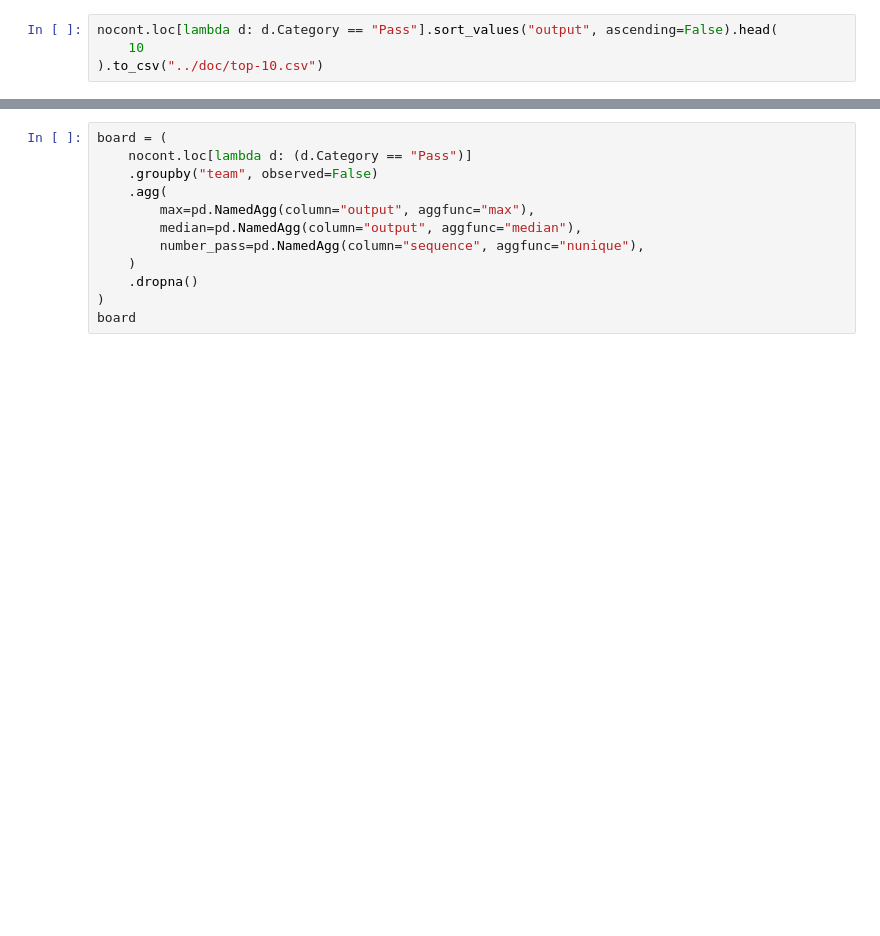
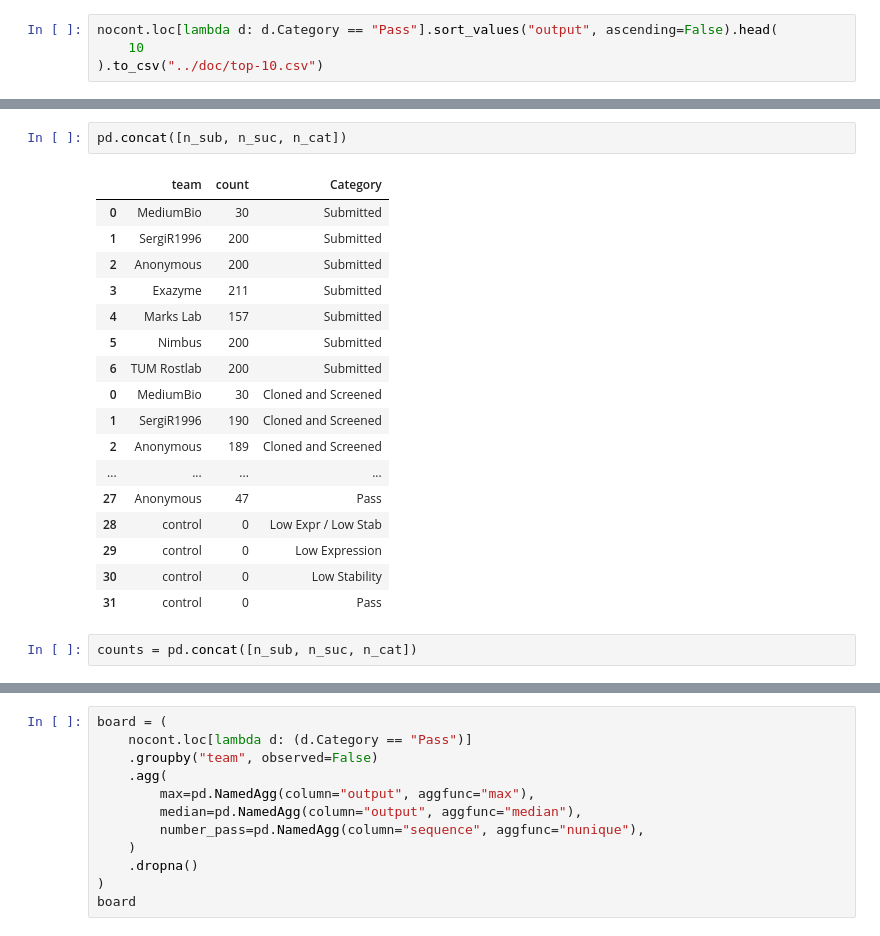
Before and after one commit to the-protein-engineering-tournament/pet-pilot-2023, a Jupyter notebook: in_vitro/02-plots.ipynb, the cells around one changed output, grey strips where cells are left out. Drawn from its saved outputs; the diff is of its cells as text; blank space fills up the shorter version.

```diff
--- a/in_vitro/02-plots.ipynb
+++ b/in_vitro/02-plots.ipynb
@@ -336,0 +372,22 @@ nocont.loc[lambda d: d.Category == "Pass"].sort_values("output", ascending=False
+# %%
+pd.concat([n_sub, n_suc, n_cat])
+# %% [output]
+|  | team | count | Category |
+| 0 | MediumBio | 30 | Submitted |
+| 1 | SergiR1996 | 200 | Submitted |
+| 2 | Anonymous | 200 | Submitted |
+| 3 | Exazyme | 211 | Submitted |
+| 4 | Marks Lab | 157 | Submitted |
+| 5 | Nimbus | 200 | Submitted |
+| 6 | TUM Rostlab | 200 | Submitted |
+| 0 | MediumBio | 30 | Cloned and Screened |
+| 1 | SergiR1996 | 190 | Cloned and Screened |
+| 2 | Anonymous | 189 | Cloned and Screened |
+| ... | ... | ... | ... |
+| 27 | Anonymous | 47 | Pass |
+| 28 | control | 0 | Low Expr / Low Stab |
+| 29 | control | 0 | Low Expression |
+| 30 | control | 0 | Low Stability |
+| 31 | control | 0 | Pass |
+# %%
+counts = pd.concat([n_sub, n_suc, n_cat])
```
Also changed, not shown: parts of 5 cells of this notebook, 1 other file.
